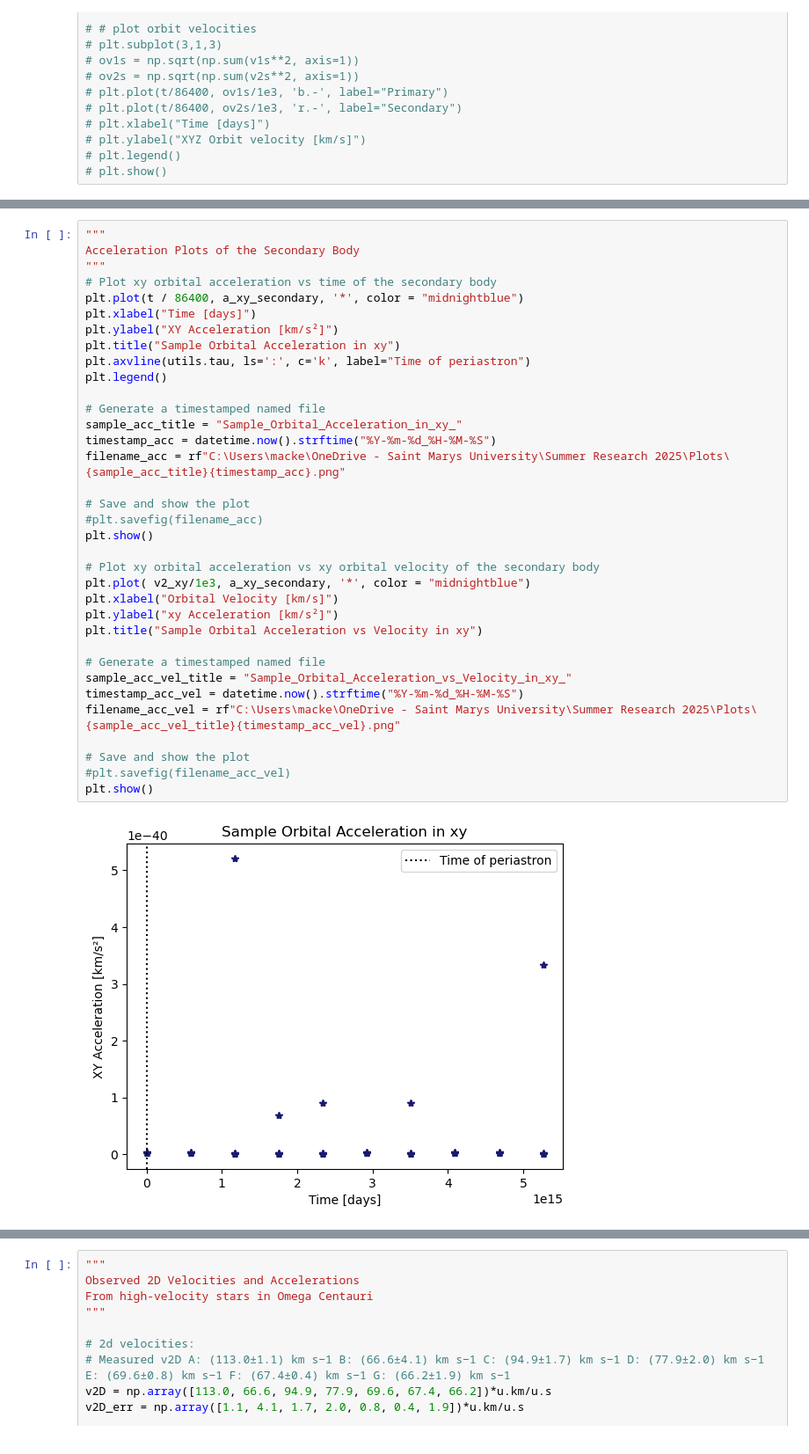
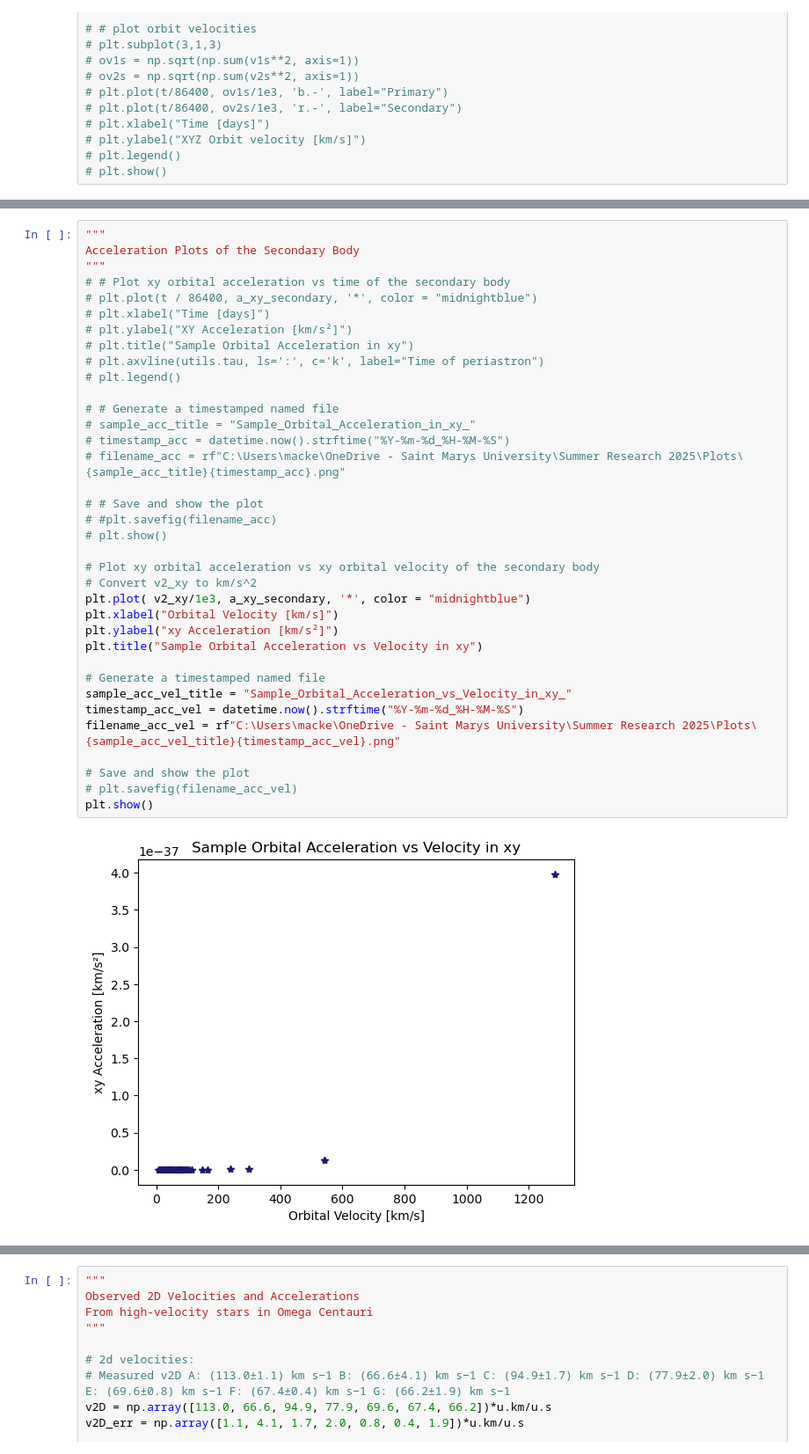
Before and after one commit to kenz7211/two_body, a Jupyter notebook: two_body.ipynb, the cells around one changed output, grey strips where cells are left out. Shown at 88% size. Drawn from its saved outputs; the diff is of its cells as text.

```diff
--- a/two_body.ipynb
+++ b/two_body.ipynb
@@ -301,37 +291,38 @@ summary_table
 # %%
 """
 Acceleration Plots of the Secondary Body
 """
-# Plot xy orbital acceleration vs time of the secondary body
-plt.plot(t / 86400, a_xy_secondary, '*', color = "midnightblue")
-plt.xlabel("Time [days]")
-plt.ylabel("XY Acceleration [km/s²]")
-plt.title("Sample Orbital Acceleration in xy")
-plt.axvline(utils.tau, ls=':', c='k', label="Time of periastron")
-plt.legend()
+# # Plot xy orbital acceleration vs time of the secondary body
+# plt.plot(t / 86400, a_xy_secondary, '*', color = "midnightblue")
+# plt.xlabel("Time [days]")
+# plt.ylabel("XY Acceleration [km/s²]")
+# plt.title("Sample Orbital Acceleration in xy")
+# plt.axvline(utils.tau, ls=':', c='k', label="Time of periastron")
+# plt.legend()
 
-# Generate a timestamped named file
-sample_acc_title = "Sample_Orbital_Acceleration_in_xy_"
-timestamp_acc = datetime.now().strftime("%Y-%m-%d_%H-%M-%S")
-filename_acc = rf"C:\Users\macke\OneDrive - Saint Marys University\Summer Research 2025\Plots\{sample_acc_title}{timestamp_acc}.png"
+# # Generate a timestamped named file
+# sample_acc_title = "Sample_Orbital_Acceleration_in_xy_"
+# timestamp_acc = datetime.now().strftime("%Y-%m-%d_%H-%M-%S")
+# filename_acc = rf"C:\Users\macke\OneDrive - Saint Marys University\Summer Research 2025\Plots\{sample_acc_title}{timestamp_acc}.png"
 
-# Save and show the plot
-#plt.savefig(filename_acc)
-plt.show()
+# # Save and show the plot
+# #plt.savefig(filename_acc)
+# plt.show()
 
 # Plot xy orbital acceleration vs xy orbital velocity of the secondary body
+# Convert v2_xy to km/s^2
 plt.plot( v2_xy/1e3, a_xy_secondary, '*', color = "midnightblue")
 plt.xlabel("Orbital Velocity [km/s]")
 plt.ylabel("xy Acceleration [km/s²]")
 plt.title("Sample Orbital Acceleration vs Velocity in xy")
 
 # Generate a timestamped named file
 sample_acc_vel_title = "Sample_Orbital_Acceleration_vs_Velocity_in_xy_"
 timestamp_acc_vel = datetime.now().strftime("%Y-%m-%d_%H-%M-%S")
 filename_acc_vel = rf"C:\Users\macke\OneDrive - Saint Marys University\Summer Research 2025\Plots\{sample_acc_vel_title}{timestamp_acc_vel}.png"
 
 # Save and show the plot
-#plt.savefig(filename_acc_vel)
+# plt.savefig(filename_acc_vel)
 plt.show()
 # %% [output]
-[figure, old version]
+[figure, new version]
```
Also changed, not shown: parts of 6 cells of this notebook, 2 other files.
